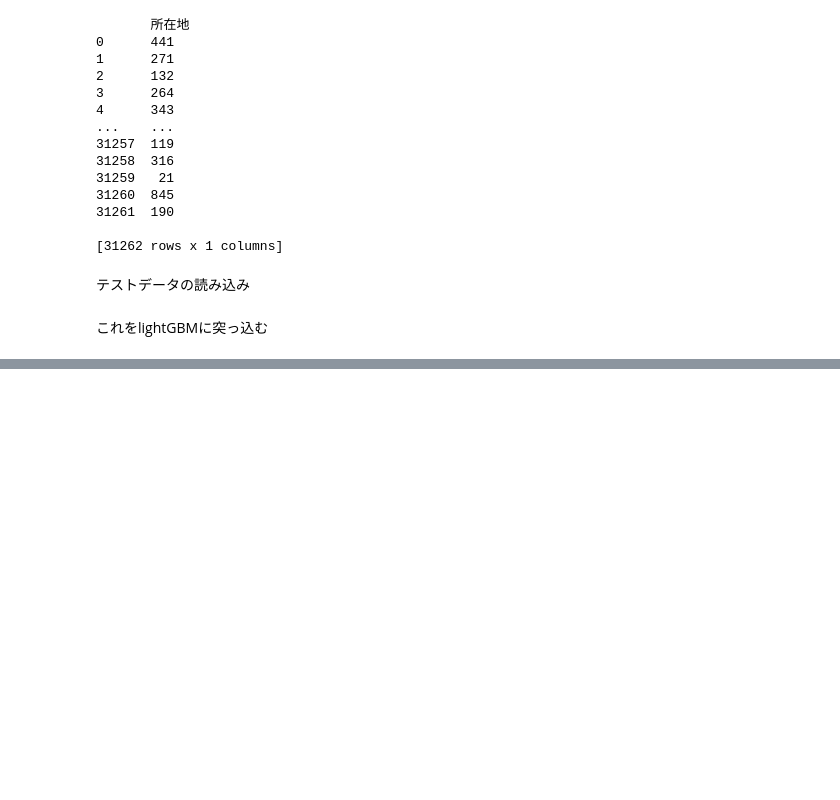
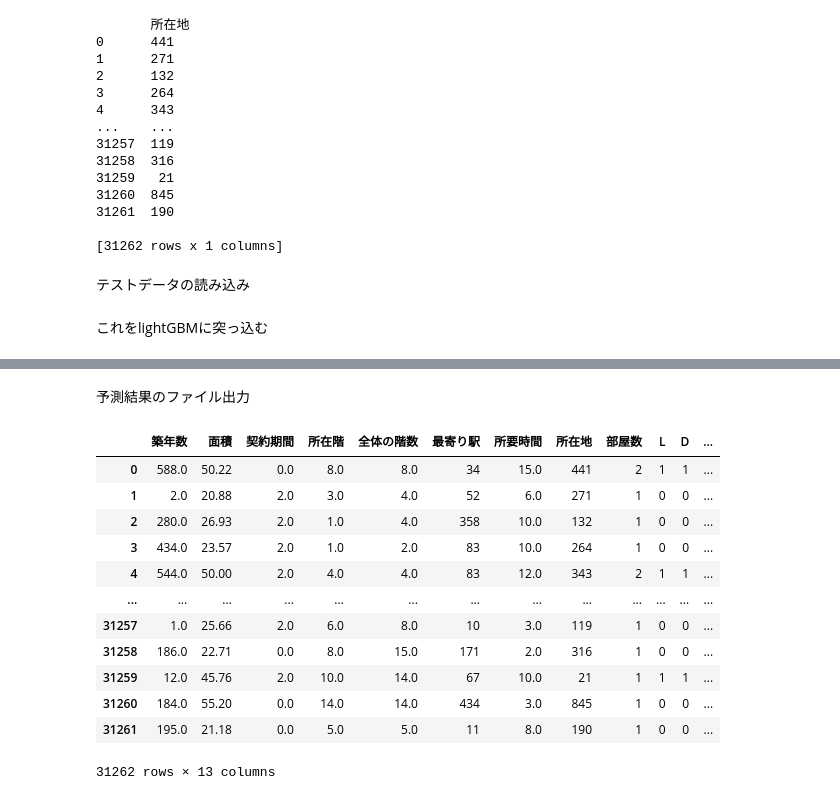
Before and after one commit to kyotoman-koshida/mynabi, a Jupyter notebook: 20220907.ipynb, the cells around one changed output, grey strips where cells are left out. Saved outputs shown, nothing was run; the diff lists cells and outputs as text; code cells hidden in the pictures; blank space fills up the shorter version.

```diff
--- a/20220907.ipynb
+++ b/20220907.ipynb
@@ -198,0 +273,13 @@ Early stopping, best iteration is:
+# %%
+df_train = pd.read_csv('train.csv')
+df_test = pd.read_csv('test.csv')
+df = pd.concat([df_train, df_test], axis=0)#一括処理のために、訓練データとテストデータを結合
+
+merge_room_arange = df['間取り']#「間取り」の特徴量のみを抽出
+
+#以下で、nLDK+Sをそれぞれ別個に取得する
+merge_rooms = []
+merge_livings = []
+merge_dining = []
+merge_kitchen = []
+merge_service = []
@@ -198,0 +741,29 @@ Early stopping, best iteration is:
+# %%
+X_train = pd.concat([house_age, area_size, contract_span, floor_scores, Floor_scores, stations, minits, addresses, room_arange], axis=1)
+y_train = rent
+
+X_train, X_valid, y_train, y_valid = train_test_split(X_train, y_train, test_size=0.3, random_state=0)
+
+X_test = pd.concat([test_house_age, test_area_size, test_contract_span, test_floor_scores, test_Floor_scores, test_stations, test_minits, test_addresses['所在地'], test_room_arange], axis=1)
+
+category_lists = ['最寄り駅', '所在地', 'L', 'D', 'K', 'S']
+lgb_train = lgb.Dataset(X_train, y_train)
+lgb_eval = lgb.Dataset(X_valid, y_valid, reference=lgb_train)
+
+params = {
+    'objective':'regression',
+    'metrics':'rmse',
+    'lambda_l1':0.000001
+}
+
+model = lgb.train(
+                    params,
+                    lgb_train,
+                    valid_sets=[lgb_train, lgb_eval],
+                    verbose_eval=10,
+                    num_boost_round=3000,
+                    early_stopping_rounds=10,
+                    categorical_feature = category_lists
+                    )
+
+y_pred = model.predict(X_test, num_iteration=model.best_iteration)
@@ -199,3 +790,21 @@ Early stopping, best iteration is:
+# %% [markdown]
+予測結果のファイル出力
+# %%
+X_test
+# %% [output]
+|  | 築年数 | 面積 | 契約期間 | 所在階 | 全体の階数 | 最寄り駅 | 所要時間 | 所在地 | 部屋数 | L | D | ... |
+| 0 | 588.0 | 50.22 | 0.0 | 8.0 | 8.0 | 34 | 15.0 | 441 | 2 | 1 | 1 | ... |
+| 1 | 2.0 | 20.88 | 2.0 | 3.0 | 4.0 | 52 | 6.0 | 271 | 1 | 0 | 0 | ... |
+| 2 | 280.0 | 26.93 | 2.0 | 1.0 | 4.0 | 358 | 10.0 | 132 | 1 | 0 | 0 | ... |
+| 3 | 434.0 | 23.57 | 2.0 | 1.0 | 2.0 | 83 | 10.0 | 264 | 1 | 0 | 0 | ... |
+| 4 | 544.0 | 50.00 | 2.0 | 4.0 | 4.0 | 83 | 12.0 | 343 | 2 | 1 | 1 | ... |
+| ... | ... | ... | ... | ... | ... | ... | ... | ... | ... | ... | ... | ... |
+| 31257 | 1.0 | 25.66 | 2.0 | 6.0 | 8.0 | 10 | 3.0 | 119 | 1 | 0 | 0 | ... |
+| 31258 | 186.0 | 22.71 | 0.0 | 8.0 | 15.0 | 171 | 2.0 | 316 | 1 | 0 | 0 | ... |
+| 31259 | 12.0 | 45.76 | 2.0 | 10.0 | 14.0 | 67 | 10.0 | 21 | 1 | 1 | 1 | ... |
+| 31260 | 184.0 | 55.20 | 0.0 | 14.0 | 14.0 | 434 | 3.0 | 845 | 1 | 0 | 0 | ... |
+| 31261 | 195.0 | 21.18 | 0.0 | 5.0 | 5.0 | 11 | 8.0 | 190 | 1 | 0 | 0 | ... |
+31262 rows × 13 columns
 # %%
 df = pd.read_csv('test.csv')
 id = df['id']
```
Also changed, not shown: parts of 39 cells of this notebook, 12 other files.
